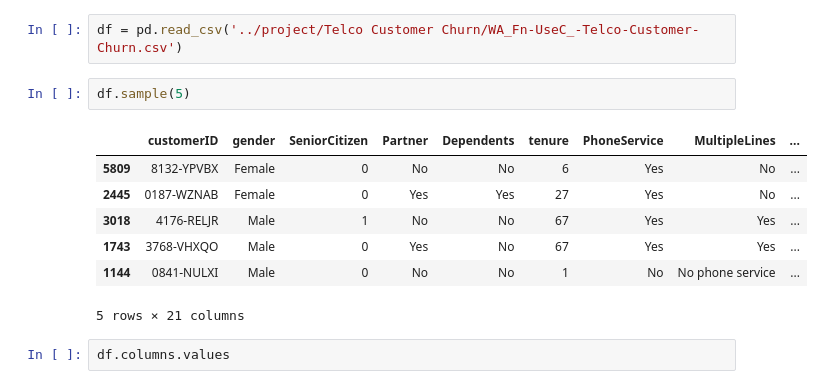
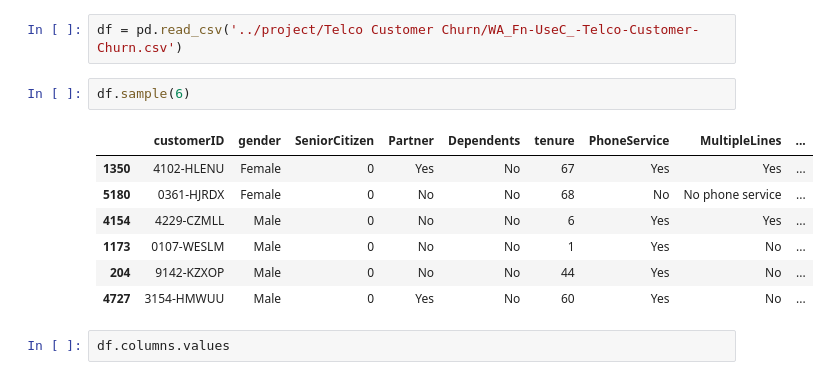
Before and after one commit to muhammadrifki1992/Project, a Jupyter notebook: Project2.ipynb, the cells around one changed output. Drawn from its saved outputs; the diff is of its cells as text.

```diff
--- a/Project2.ipynb
+++ b/Project2.ipynb
@@ -22,15 +22,15 @@ print(os.listdir('../project/Telco Customer Churn'))
 # %%
 df = pd.read_csv('../project/Telco Customer Churn/WA_Fn-UseC_-Telco-Customer-Churn.csv')
 # %%
-df.sample(5)
+df.sample(6)
 # %% [output]
 |  | customerID | gender | SeniorCitizen | Partner | Dependents | tenure | PhoneService | MultipleLines | ... |
-| 5809 | 8132-YPVBX | Female | 0 | No | No | 6 | Yes | No | ... |
-| 2445 | 0187-WZNAB | Female | 0 | Yes | Yes | 27 | Yes | No | ... |
-| 3018 | 4176-RELJR | Male | 1 | No | No | 67 | Yes | Yes | ... |
-| 1743 | 3768-VHXQO | Male | 0 | Yes | No | 67 | Yes | Yes | ... |
-| 1144 | 0841-NULXI | Male | 0 | No | No | 1 | No | No phone service | ... |
+| 1350 | 4102-HLENU | Female | 0 | Yes | No | 67 | Yes | Yes | ... |
+| 5180 | 0361-HJRDX | Female | 0 | No | No | 68 | No | No phone service | ... |
+| 4154 | 4229-CZMLL | Male | 0 | No | No | 6 | Yes | Yes | ... |
+| 1173 | 0107-WESLM | Male | 0 | No | No | 1 | Yes | No | ... |
+| 204 | 9142-KZXOP | Male | 0 | No | No | 44 | Yes | No | ... |
+| 4727 | 3154-HMWUU | Male | 0 | Yes | No | 60 | Yes | No | ... |
-5 rows × 21 columns
 # %%
 df.columns.values
 # %% [output]
```
